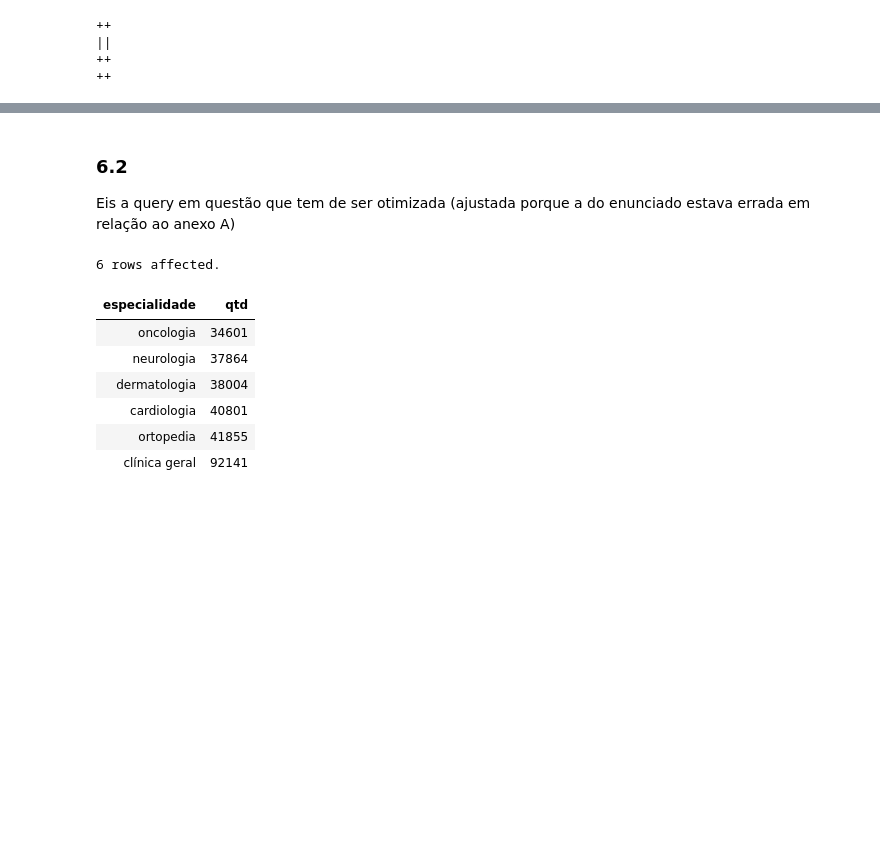
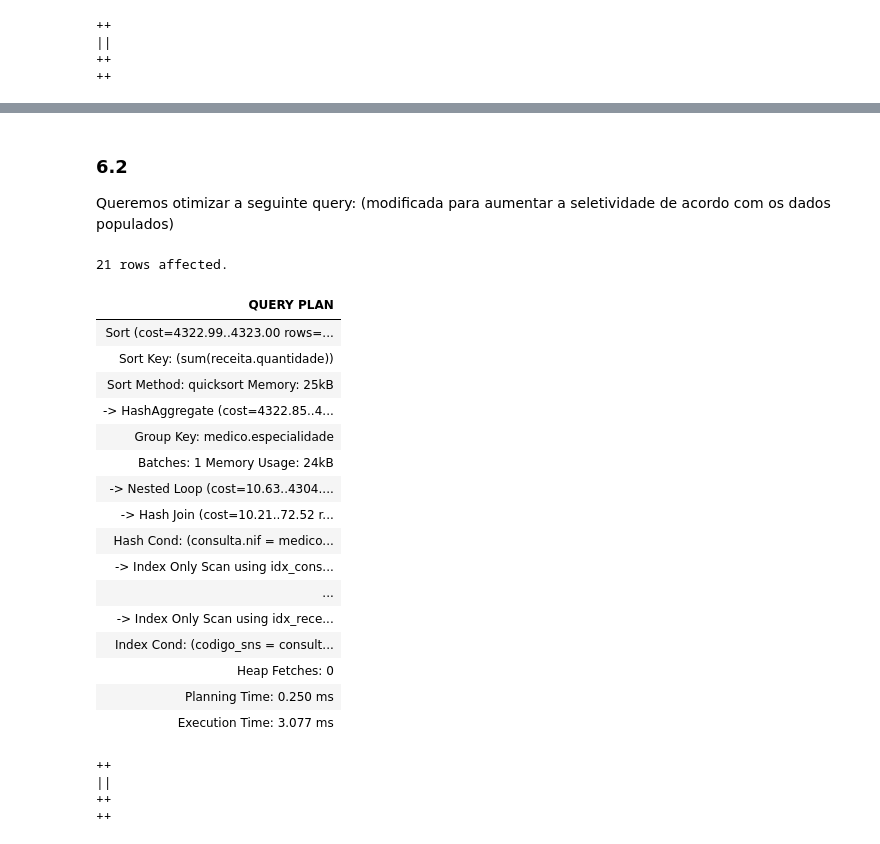
Before and after one commit to SrGesus/bd-projects-23, a Jupyter notebook: p02/data/E2-ProjetoBD.ipynb, the cells around one changed output, grey strips where cells are left out. Saved outputs shown, nothing was run; the diff lists cells and outputs as text; code cells hidden in the pictures; blank space fills up the shorter version.

```diff
--- a/p02/data/E2-ProjetoBD.ipynb
+++ b/p02/data/E2-ProjetoBD.ipynb
@@ -304,27 +329,58 @@ No índice observacao_parametro foi escolhido o hash como método porque
 # %% [markdown]
 ### 6.2
-Eis a query em questão que tem de ser otimizada (ajustada porque a do enunciado estava errada em relação ao anexo A)
+Queremos otimizar a seguinte query: (modificada para aumentar a seletividade de acordo com os dados populados)
 # %%
 %%sql
+-- O Postgres estava a subestimar a seletividade do filtro
+-- BETWEEN da data e a fazer más decisões devido a isso
+-- (A começar com parallel seqscans em receita em vez de filtar consulta);
+-- Logo foi necessário desativar os sequencial scans
+-- Para analizar as opções diferentes de índices
+SET enable_seqscan=FALSE;
+-- Atualizar as estatísticas para o query planner se necessário
+VACUUM ANALYZE;
+EXPLAIN ANALYZE
 SELECT especialidade, SUM(quantidade) AS qtd
 FROM medico
 JOIN consulta USING (nif)
 JOIN receita USING (codigo_sns)
-WHERE data BETWEEN '2023-01-01' AND '2023-12-31'
+-- ~1% de seletividade
+WHERE data BETWEEN '2023-01-01' AND '2023-01-07'
 GROUP BY especialidade
 ORDER BY qtd;
 # %% [output]
-6 rows affected.
+21 rows affected.
-| especialidade | qtd |
-| oncologia | 34601 |
-| neurologia | 37864 |
-| dermatologia | 38004 |
-| cardiologia | 40801 |
-| ortopedia | 41855 |
-| clínica geral | 92141 |
+| QUERY PLAN |
+| Sort (cost=4322.99..4323.00 rows=... |
+| Sort Key: (sum(receita.quantidade)) |
+| Sort Method: quicksort Memory: 25kB |
+| -> HashAggregate (cost=4322.85..4... |
+| Group Key: medico.especialidade |
+| Batches: 1 Memory Usage: 24kB |
+| -> Nested Loop (cost=10.63..4304.... |
+| -> Hash Join (cost=10.21..72.52 r... |
+| Hash Cond: (consulta.nif = medico... |
+| -> Index Only Scan using idx_cons... |
+| ... |
+| -> Index Only Scan using idx_rece... |
+| Index Cond: (codigo_sns = consult... |
+| Heap Fetches: 0 |
+| Planning Time: 0.250 ms |
+| Execution Time: 3.077 ms |
 # %%
 %%sql
--- CREATE INDEX ...
+DROP INDEX IF EXISTS idx_consulta_data;
+CREATE INDEX idx_consulta_data ON consulta USING BTREE(data, codigo_sns, nif);
+
+DROP INDEX IF EXISTS idx_medico_especialidade;
+CREATE INDEX idx_medico_especialidade ON medico USING BTREE(nif,especialidade);
+DROP INDEX IF EXISTS idx_receita;
+CREATE INDEX idx_receita ON receita USING BTREE(codigo_sns, quantidade);
+# %% [output]
+++
+||
+++
+++
 # %% [markdown]
 ### Justificação
 
```
Also changed, not shown: parts of 8 cells of this notebook.
